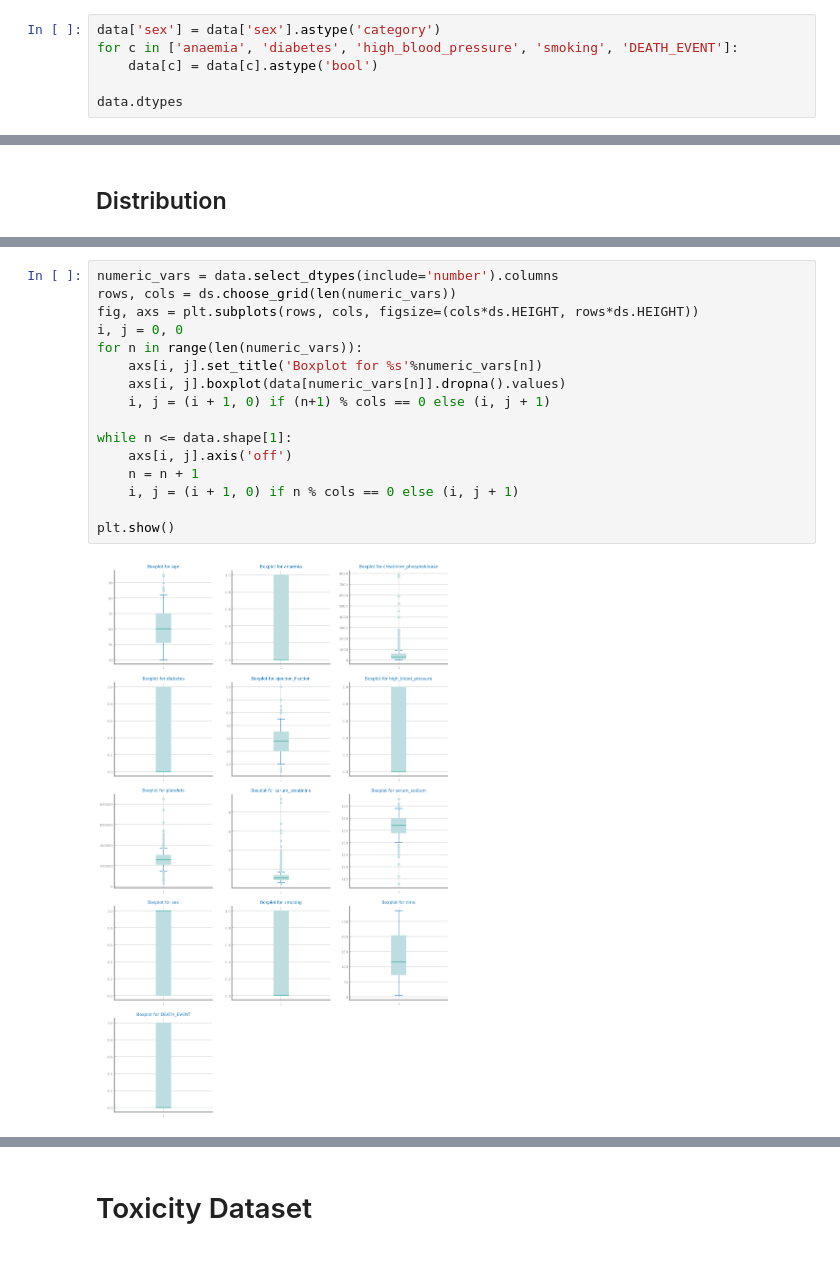
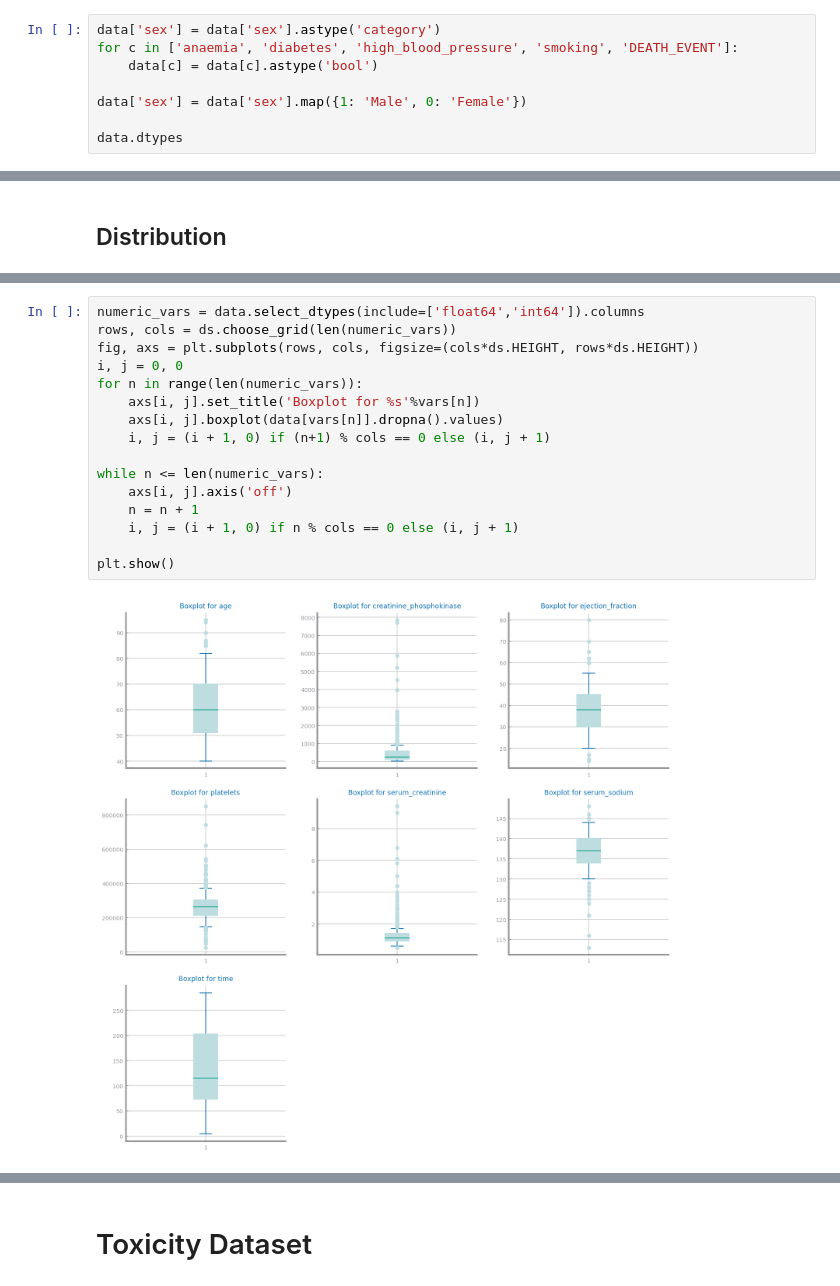
Before and after one commit to joaocmd/CD-Project, a Jupyter notebook: proj-1.ipynb, the cells around one changed output, grey strips where cells are left out. Saved outputs shown, nothing was run; the diff lists cells and outputs as text.

```diff
--- a/proj-1.ipynb
+++ b/proj-1.ipynb
@@ -59,6 +59,8 @@ data['sex'] = data['sex'].astype('category')
 for c in ['anaemia', 'diabetes', 'high_blood_pressure', 'smoking', 'DEATH_EVENT']:
     data[c] = data[c].astype('bool')
 
+data['sex'] = data['sex'].map({1: 'Male', 0: 'Female'})
+
 data.dtypes
 # %% [output]
 age                          float64
@@ -108,21 +110,21 @@ data.describe()
 # %%
-numeric_vars = data.select_dtypes(include='number').columns
+numeric_vars = data.select_dtypes(include=['float64','int64']).columns
 rows, cols = ds.choose_grid(len(numeric_vars))
 fig, axs = plt.subplots(rows, cols, figsize=(cols*ds.HEIGHT, rows*ds.HEIGHT))
 i, j = 0, 0
 for n in range(len(numeric_vars)):
-    axs[i, j].set_title('Boxplot for %s'%numeric_vars[n])
-    axs[i, j].boxplot(data[numeric_vars[n]].dropna().values)
+    axs[i, j].set_title('Boxplot for %s'%vars[n])
+    axs[i, j].boxplot(data[vars[n]].dropna().values)
     i, j = (i + 1, 0) if (n+1) % cols == 0 else (i, j + 1)
 
-while n <= data.shape[1]:
+while n <= len(numeric_vars):
     axs[i, j].axis('off')
     n = n + 1
     i, j = (i + 1, 0) if n % cols == 0 else (i, j + 1)
 
 plt.show()
 # %% [output]
-[figure, old version]
+[figure, new version]
 # %%
 fig, axs = plt.subplots(rows, cols, figsize=(cols*ds.HEIGHT, rows*ds.HEIGHT))
 i, j = 0, 0
```
Also changed, not shown: parts of 12 cells of this notebook, 1 other file.
